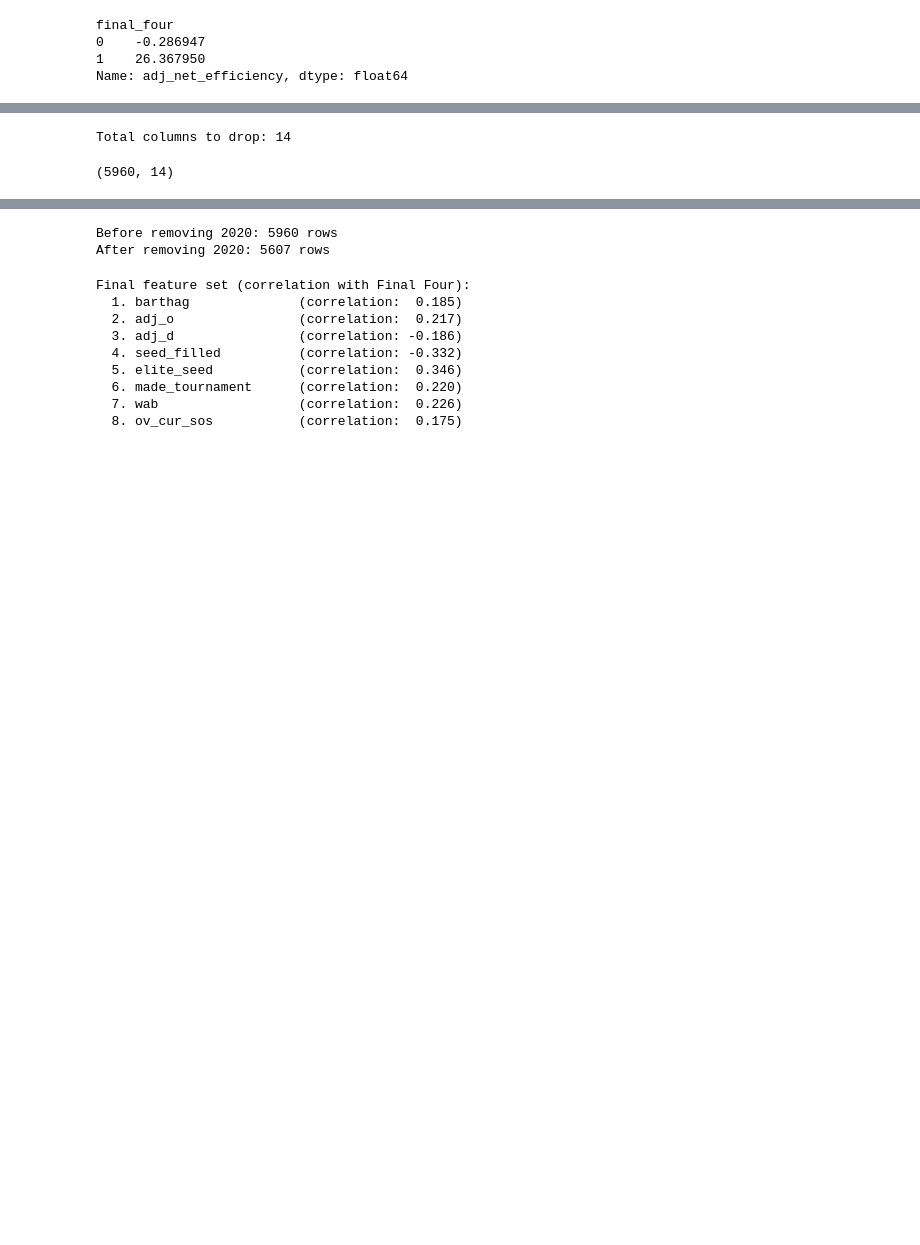
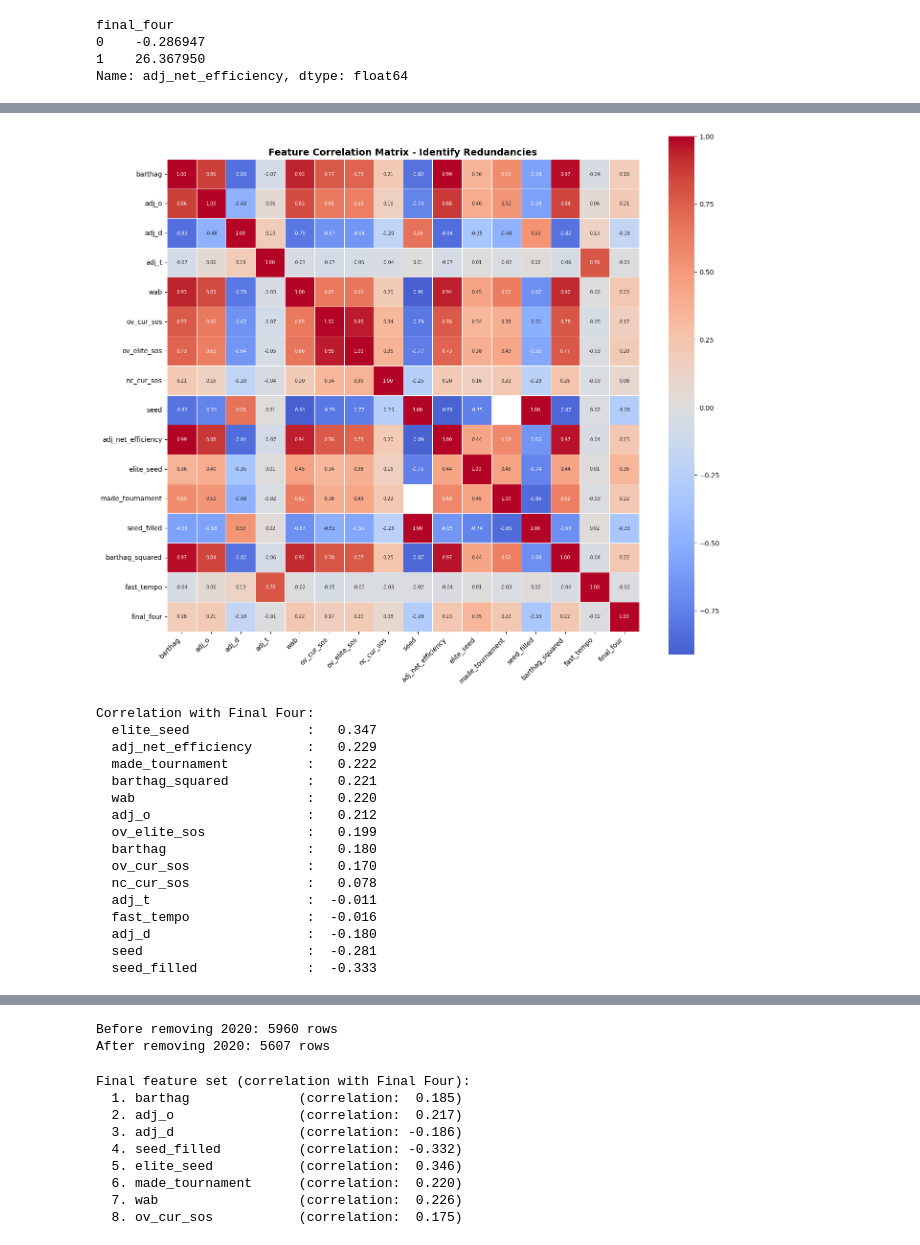
Before and after one commit to connork116/Final-Four-Predictor, a Jupyter notebook: notebooks/preprocessing.ipynb, the cells around one changed output, grey strips where cells are left out. Cells and saved outputs as stored; diff of their text form; code cells hidden in the pictures; blank space fills up the shorter version.

```diff
--- a/notebooks/preprocessing.ipynb
+++ b/notebooks/preprocessing.ipynb
@@ -441,12 +438,55 @@ all_drops = rank_cols + sos_to_drop + redundant_features + other_drops
-# %%
-# Only drop columns that actually exist
-cols_to_drop = [col for col in all_drops if col in df.columns]
-print(f"\nTotal columns to drop: {len(cols_to_drop)}")
-# %% [output]
-Total columns to drop: 14
-# %%
-df_clean = df.drop(columns=cols_to_drop)
-
-print(df_clean.shape)
-# %% [output]
-(5960, 14)
+# %%
+# ============================================================================
+# CORRELATION ANALYSIS - FIND REDUNDANCIES
+# ============================================================================
+
+# Select all potential features
+all_features = [
+    # Original features
+    'barthag', 'adj_o', 'adj_d', 'adj_t', 'wab', 'ov_cur_sos',
+    'ov_elite_sos', 'nc_cur_sos', 'seed',
+
+    # Engineered features
+    'adj_net_efficiency', 'elite_seed', 'made_tournament',
+    'seed_filled', 'barthag_squared', 'fast_tempo',
+
+    # Target
+    'final_four'
+]
+
+# Calculate correlation matrix
+corr_matrix = df[all_features].corr()
+
+# Visualize correlations
+plt.figure(figsize=(14, 12))
+sns.heatmap(corr_matrix, annot=True, fmt='.2f', cmap='coolwarm', center=0,
+            square=True, linewidths=0.5, annot_kws={'size': 7})
+plt.title('Feature Correlation Matrix - Identify Redundancies', fontsize=14, fontweight='bold')
+plt.xticks(rotation=45, ha='right')
+plt.yticks(rotation=0)
+plt.tight_layout()
+plt.show()
+
+# Show correlations with target
+print("\nCorrelation with Final Four:")
+target_corr = corr_matrix['final_four'].drop('final_four').sort_values(ascending=False)
+for feat, corr in target_corr.items():
+    print(f"  {feat:25s}: {corr:7.3f}")
+# %% [output]
+[figure, added]
+Correlation with Final Four:
+  elite_seed               :   0.347
+  adj_net_efficiency       :   0.229
+  made_tournament          :   0.222
+  barthag_squared          :   0.221
+  wab                      :   0.220
+  adj_o                    :   0.212
+  ov_elite_sos             :   0.199
+  barthag                  :   0.180
+  ov_cur_sos               :   0.170
+  nc_cur_sos               :   0.078
+  adj_t                    :  -0.011
+  fast_tempo               :  -0.016
+  adj_d                    :  -0.180
+  seed                     :  -0.281
+  seed_filled              :  -0.333
```
Also changed, not shown: parts of 19 cells of this notebook, 3 other files.
